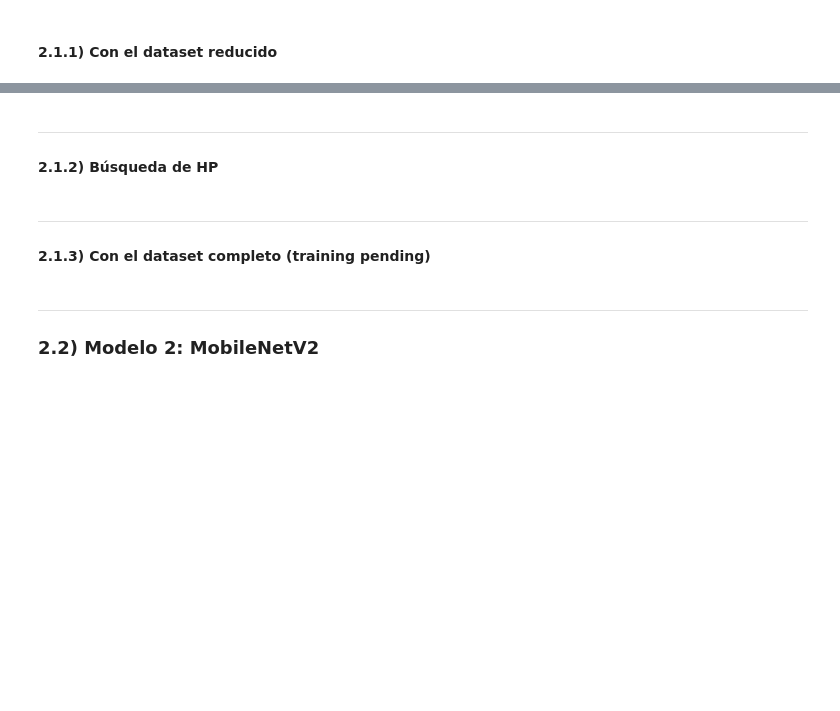
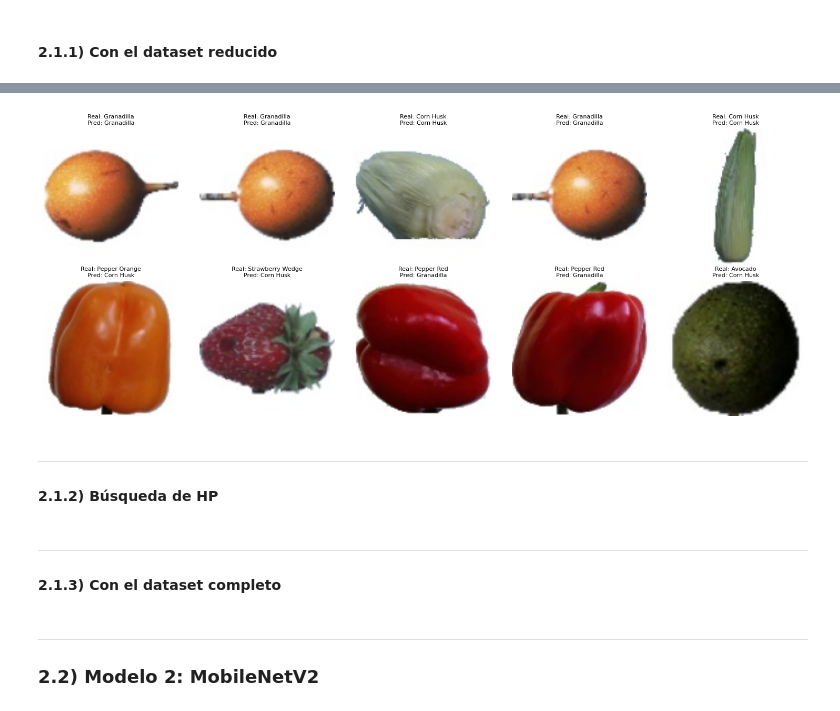
Before and after one commit to mmarando/vpc2, a Jupyter notebook: notebook_vpc2.ipynb, the cells around one changed output, grey strips where cells are left out. Drawn from its saved outputs; the diff is of its cells as text; code cells hidden in the pictures; blank space fills up the shorter version.

Commit message:
subo cambios de omar, fix visualize_predictions_grid()

```diff
--- a/notebook_vpc2.ipynb
+++ b/notebook_vpc2.ipynb
@@ -282,6 +288,10 @@ aug_data_transforms = torchvision.transforms.Compose([
     torchvision.transforms.RandomAdjustSharpness(sharpness_factor=1.5, p=0.5),
     torchvision.transforms.ToTensor()
 ])
+data_transforms = torchvision.transforms.Compose([
+    torchvision.transforms.Resize(size=(ANCHO_IMAGENES, ALTO_IMAGENES)),
+    torchvision.transforms.ToTensor()
+])
 # %%
 # imagen de ejemplo
 image_path = f"{train_folder}/Apple Golden/0_100_1.jpg"
@@ -311,3 +321,6 @@ plt.show()
 # %% [markdown]
 ---
 ## 2) Modelos
+# %%
+# Variable para definir si corremos training o levantamos los pkl de corridas anteriores
+RUN_TRAINING = 0
@@ -470,7 +540,7 @@ def visualize_predictions_grid(model, data_loader, device, classes=None, num_ima
 # Configuración inicial
 CANTIDAD_CLASES = 40
 BATCH_SIZE = 32
-EPOCHS = 10
+EPOCHS = 15
 LEARNING_RATE = 0.0001
 
 # carga de datasets
@@ -480,14 +550,14 @@ train_loader = DataLoader(train_subset, batch_size=BATCH_SIZE, shuffle=True)
 valid_loader = DataLoader(valid_subset, batch_size=BATCH_SIZE, shuffle=True)
 
 # carga del modelo pre-entrenado
-vgg19_model = torchvision.models.vgg19(weights=VGG19_Weights.IMAGENET1K_V1)
-for param in vgg19_model.parameters():
+vgg19_reduced_model = torchvision.models.vgg19(weights=VGG19_Weights.IMAGENET1K_V1)
+for param in vgg19_reduced_model.parameters():
     param.requires_grad = False
-last_layer_in_features = vgg19_model.classifier[-1].in_features
-vgg19_model.classifier[-1] = torch.nn.Linear(in_features=last_layer_in_features, out_features=CANTIDAD_CLASES)
+last_layer_in_features = vgg19_reduced_model.classifier[-1].in_features
+vgg19_reduced_model.classifier[-1] = torch.nn.Linear(in_features=last_layer_in_features, out_features=CANTIDAD_CLASES)
 device = torch.device("cuda" if torch.cuda.is_available() else "cpu")
-vgg19_model.to(device)
-print_model_size(vgg19_model)
+vgg19_reduced_model.to(device)
+print_model_size(vgg19_reduced_model)
 
 # definición de métricas
 metrics = {
@@ -498,6 +568,6 @@ metrics = {
 }
 
 # configuración del optimizador y función de pérdida
-optimizer = torch.optim.Adam(vgg19_model.parameters(), lr=LEARNING_RATE)
+optimizer = torch.optim.Adam(vgg19_reduced_model.parameters(), lr=LEARNING_RATE)
 criterion = torch.nn.CrossEntropyLoss()
 data = {"train": train_loader, "valid": valid_loader}
@@ -506,2 +577,9 @@ vgg19_reduced_results = train_and_evaluate(vgg19_model, optimizer, criterion, da
+# %%
+pkl_filename = "vgg19_reduced.pkl"
+if RUN_TRAINING:
+    vgg19_reduced_results = train_and_evaluate(vgg19_reduced_model, optimizer, criterion, data, EPOCHS, device, pkl_filename)
+else:
+    model_state_dict, vgg19_reduced_results = read_pkl(pkl_filename)
+    vgg19_reduced_model.load_state_dict(model_state_dict)
 # %%
 plot_metrics("VGG19 dataset reducido", vgg19_reduced_results)
@@ -511,3 +588,7 @@ plot_metrics("VGG19 dataset reducido", vgg19_reduced_results)
+# %%
+visualize_predictions_grid(vgg19_reduced_model, valid_loader, device, classes_subset)
+# %% [output]
+[figure, added]
 # %% [markdown]
 ---
 #### 2.1.2) Búsqueda de HP
@@ -515,6 +596,6 @@ plot_metrics("VGG19 dataset reducido", vgg19_reduced_results)
 # TODO
 # %% [markdown]
 ---
-#### 2.1.3) Con el dataset completo (training pending)
+#### 2.1.3) Con el dataset completo
 # %%
 # Configuración inicial
```
Also changed, not shown: parts of 32 cells of this notebook.
